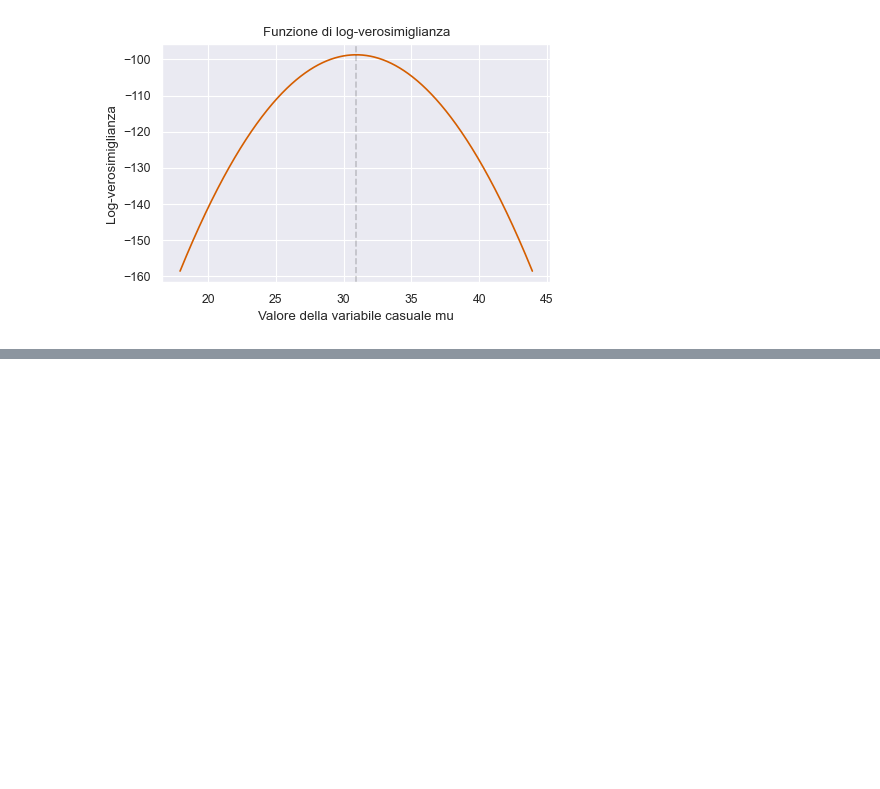
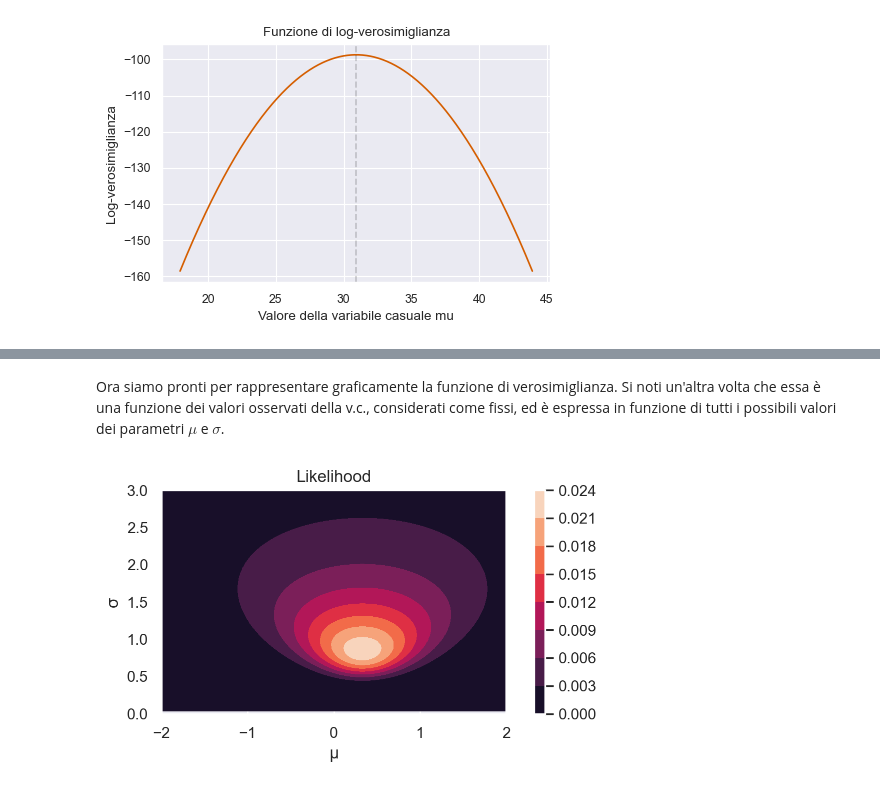
Before and after one commit to ccaudek/ds4psy_2023, a Jupyter notebook: 225_likelihood.ipynb, the cells around one changed output, grey strips where cells are left out. Drawn from its saved outputs; the diff is of its cells as text; code cells hidden in the pictures; blank space fills up the shorter version.

```diff
--- a/225_likelihood.ipynb
+++ b/225_likelihood.ipynb
@@ -4,10 +4,16 @@
 # %%
 import numpy as np
 import pandas as pd
+import matplotlib as mpl
 import matplotlib.pyplot as plt
 import seaborn as sns
 # from scipy.stats import binom
 import scipy.stats as st
 import math
+import arviz as az
 from scipy.constants import golden
+import tensorflow_probability as tfp
+
+tfd = tfp.distributions
+tfpl = tfp.layers
 # %%
@@ -426,0 +412,2 @@ La differenza fondamentale tra l'inferenza bayesiana e quella frequentista è ch
+# %%
+X = [-0.5, 0, 1.5]
@@ -426,0 +416,10 @@ La differenza fondamentale tra l'inferenza bayesiana e quella frequentista è ch
+# %%
+μ = np.linspace(-2, 2, 100)
+σ = np.linspace(0, 3, 100)
+
+l_x = []
+for mu in μ:
+    for sigma in σ:
+        l_x.append(np.prod(tfd.Normal(mu, sigma).prob(X)))
+
+l_x = np.asarray(l_x).reshape((100, 100)).T
@@ -426,0 +429,10 @@ La differenza fondamentale tra l'inferenza bayesiana e quella frequentista è ch
+# %% [markdown]
+Ora siamo pronti per rappresentare graficamente la funzione di verosimiglianza. Si noti un'altra volta che essa è una funzione dei valori osservati della v.c., considerati come fissi, ed è espressa in funzione di tutti i possibili valori dei parametri $\mu$ e $\sigma$.
+# %%
+plt.contourf(μ, σ, l_x)
+plt.xlabel('μ')
+plt.ylabel('σ')
+plt.colorbar()
+plt.title('Likelihood');
+# %% [output]
+[figure, added]
```
Also changed, not shown: parts of 13 cells of this notebook.
